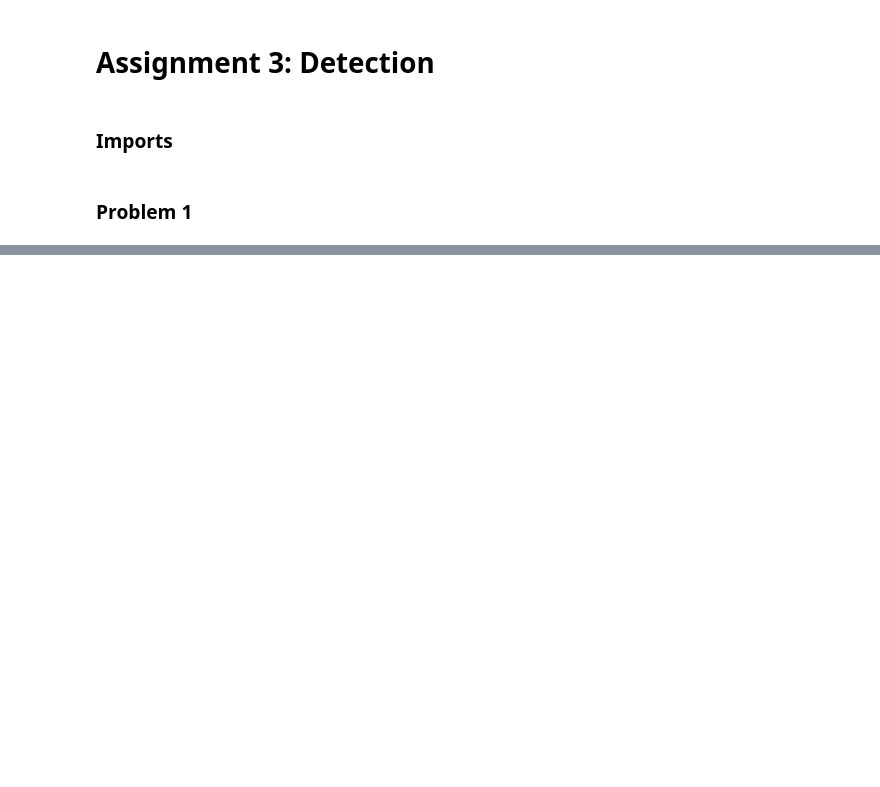
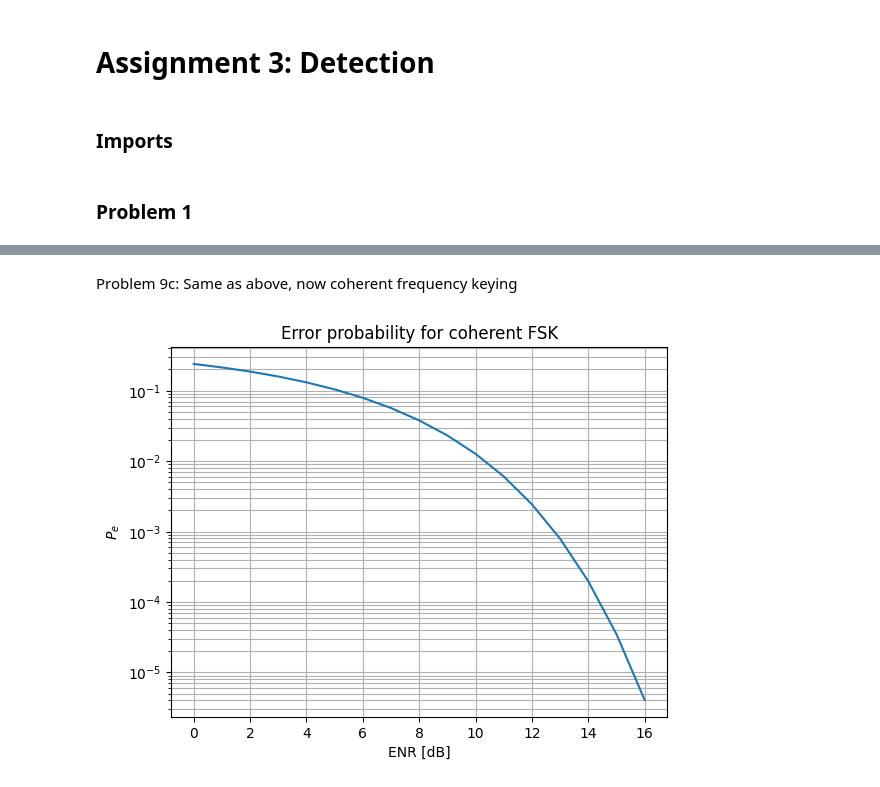
Before and after one commit to johnnynogo/TTT4275_EDC, a Jupyter notebook: assignments/assignment_3_Detection.ipynb, the cells around one changed output, grey strips where cells are left out. Drawn from its saved outputs; the diff is of its cells as text; code cells hidden in the pictures; blank space fills up the shorter version.

```diff
--- a/assignments/assignment_3_Detection.ipynb
+++ b/assignments/assignment_3_Detection.ipynb
@@ -165,0 +202,22 @@ plt.show()
+# %% [markdown]
+Problem 9c: Same as above, now coherent frequency keying
+# %%
+import numpy as np
+import matplotlib.pyplot as plt
+from scipy.special import erfc
+
+# Q-function
+def Q(x):
+    return 0.5 * erfc(x / np.sqrt(2))
+
+# Coherent orthogonal FSK: Pe = Q(sqrt(ENR/2))
+Pe_FSK = Q(np.sqrt(ENR / 2))
+
+plt.semilogy(ENR_dB, Pe_FSK)
+plt.grid(True, which='both')
+plt.xlabel('ENR [dB]')
+plt.ylabel('$P_e$')
+plt.title('Error probability for coherent FSK')
+plt.show()
+# %% [output]
+[figure, added]
```
Also changed, not shown: parts of 5 cells of this notebook.
